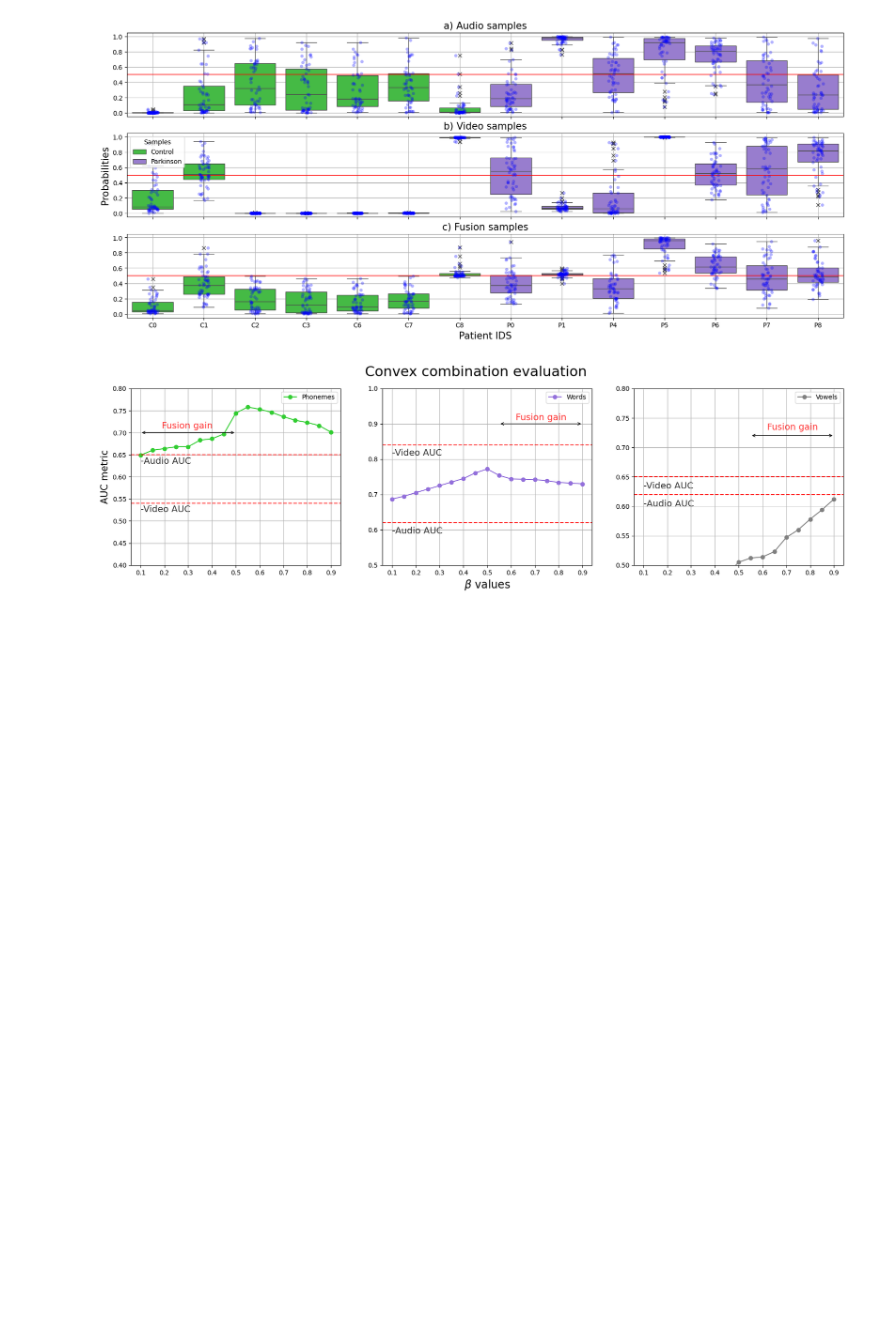
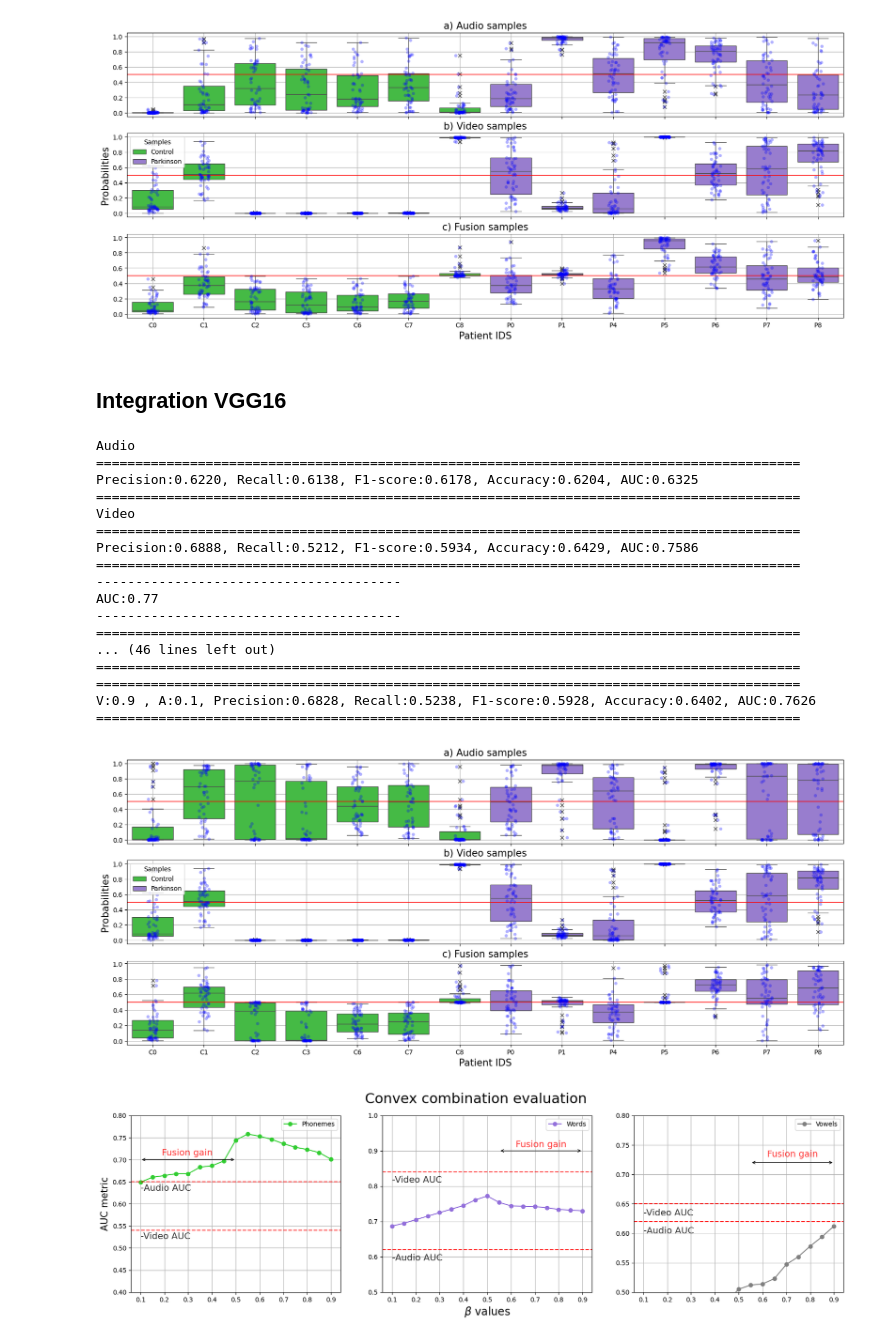
Before and after one commit to jdvalera19/Parkinson-Multimodal-Cross-Attention, a Jupyter notebook: View_result copy.ipynb, the cells around one changed output. Drawn from its saved outputs; the diff is of its cells as text; code cells hidden in the pictures; blank space fills up the shorter version.

```diff
--- a/View_result copy.ipynb
+++ b/View_result copy.ipynb
@@ -190,6 +302,46 @@ AUC:0.83
 V:0.9 , A:0.1, Precision:0.7000, Recall:0.5185, F1-score:0.5957, Accuracy:0.6481, AUC:0.7739
 ==========================================================================================
 [figure]
+# %% [markdown]
+## Integration VGG16
+# %%
+audio_path = 'Results_v2/Note:AUDIO:weights-Lr:1e-06-Epoch:100-Exercise:Words-duration_size:False.csv'
+video_path = 'Results_v2/Note:3_VIDEO:weights-Lr:0.0001-Epoch:50-Exercise:Words-duration_size:False.csv'
+save_name  = 'results_words_2'
+alpha      = 0.5
+
+print('Audio')
+view_results(audio_path)
+print('Video')
+view_results(video_path)
+
+generate_final_visualization(audio_path,
+                             video_path,
+                             save_name,
+                             'Patient IDS',
+                             alpha)
+
+data_words = audio_visual_evaluation(audio_path,
+                                      video_path)
+# %% [output]
+Audio
+==========================================================================================
+Precision:0.6220, Recall:0.6138, F1-score:0.6178, Accuracy:0.6204, AUC:0.6325
+==========================================================================================
+Video
+==========================================================================================
+Precision:0.6888, Recall:0.5212, F1-score:0.5934, Accuracy:0.6429, AUC:0.7586
+==========================================================================================
+---------------------------------------
+AUC:0.77
+---------------------------------------
+==========================================================================================
+... (46 lines left out)
+==========================================================================================
+==========================================================================================
+V:0.9 , A:0.1, Precision:0.6828, Recall:0.5238, F1-score:0.5928, Accuracy:0.6402, AUC:0.7626
+==========================================================================================
+[figure, added]
 # %%
 fig, axs = plt.subplots(1, 3, figsize=(20,5), sharey=False)
 fig.suptitle('Convex combination evaluation', fontsize=22)
```
Also changed, not shown: parts of 18 cells of this notebook.
